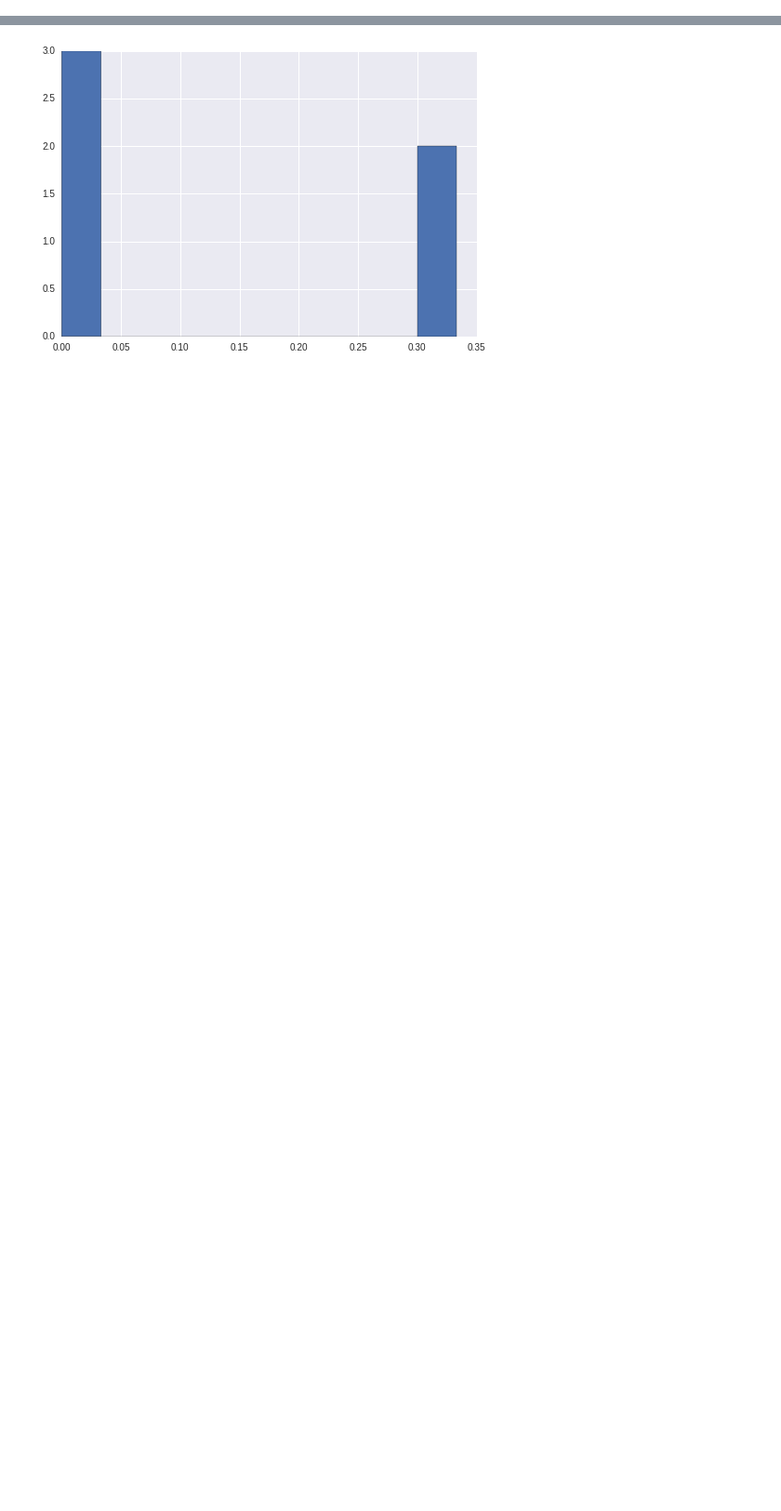
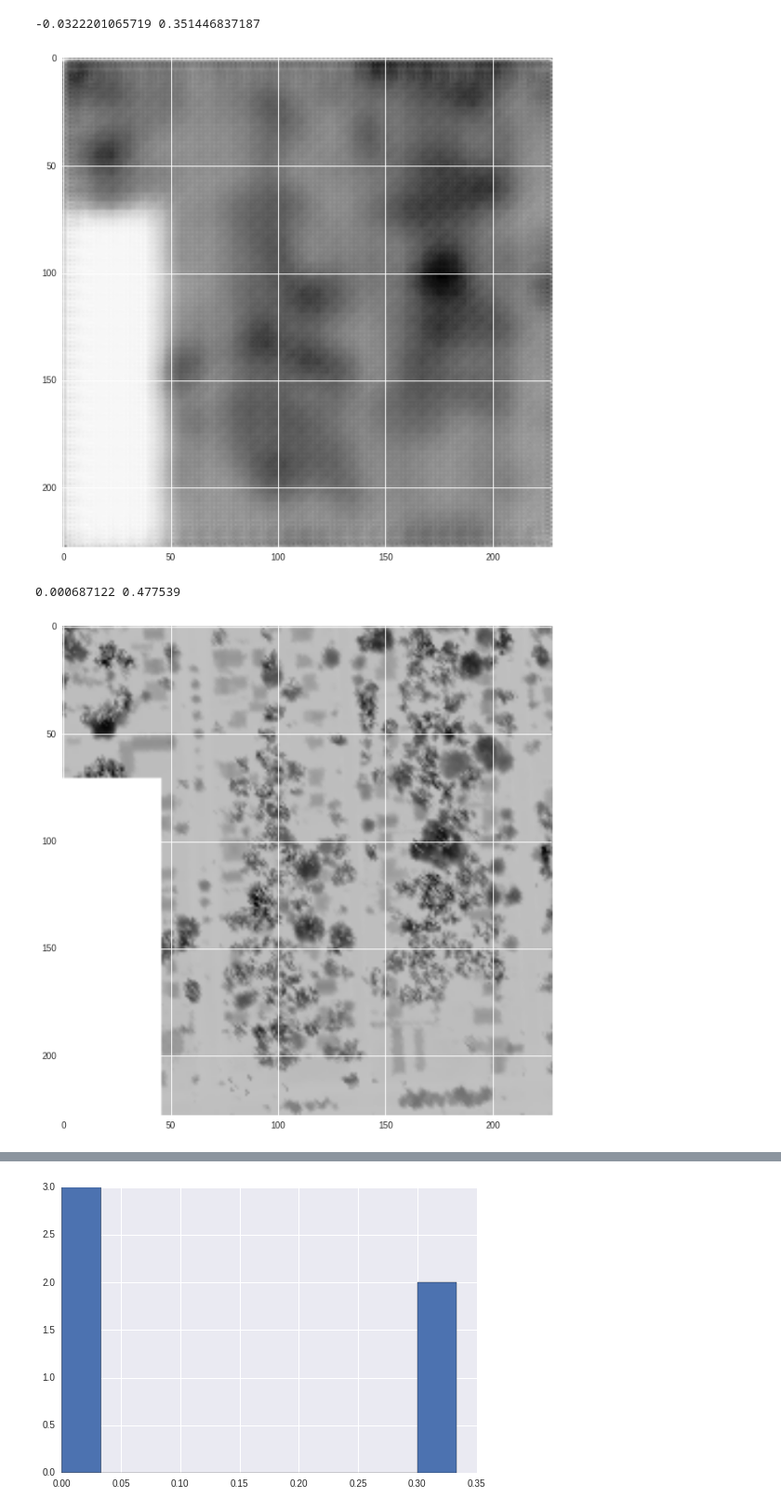
Before and after one commit to IJDykeman/storm_damage_prediction, a Jupyter notebook: joint_convolutional_training.ipynb, the cells around one changed output, grey strips where cells are left out. Shown: that part at 93% size. Saved outputs shown, nothing was run; the diff lists cells and outputs as text; code cells hidden in the pictures; blank space fills up the shorter version.

```diff
--- a/joint_convolutional_training.ipynb
+++ b/joint_convolutional_training.ipynb
@@ -525,0 +640,30 @@ plt.show()
+# %%
+for _ in range(10000):
+    X, extra_features_data, Y = get_batch(batch_size= 15000, random = False)
+    model.fit(X, Y, n_epoch=1000,
+              show_metric=True, run_id="dense_model", batch_size=None, shuffle=None, snapshot_epoch=False)
+# %%
+# while True:
+image_data_data, _, batch_y = get_batch(batch_size=1060, random = True)
+
+X, Y = image_data_data, batch_y
+
+model.fit(X, X, n_epoch=5,
+          show_metric=True, run_id="dense_model", batch_size=None, shuffle=None, snapshot_epoch=False)
+# %%
+
+# X, _, Y = get_batch(batch_size=3)
+p_y = model.predict(X[:3])
+plt.imshow(np.array(p_y)[0,:,:,0])
+print np.min(np.array(p_y)[0,:,:,0]),  np.max(np.array(p_y)[0,:,:,0])
+
+plt.show()
+plt.imshow(X[0,:,:,0])
+print np.min(np.array(X)[0,:,:,0]),  np.max(np.array(X)[0,:,:,0])
+
+plt.show()
+# %% [output]
+-0.0322201065719 0.351446837187
+[figure, added]
+0.000687122 0.477539
+[figure, added]
```
Also changed, not shown: parts of 24 cells of this notebook, 3 other files.
